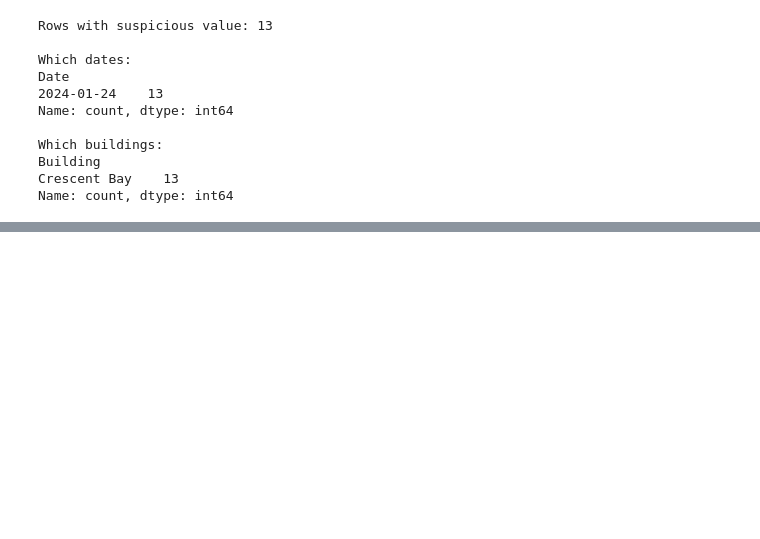
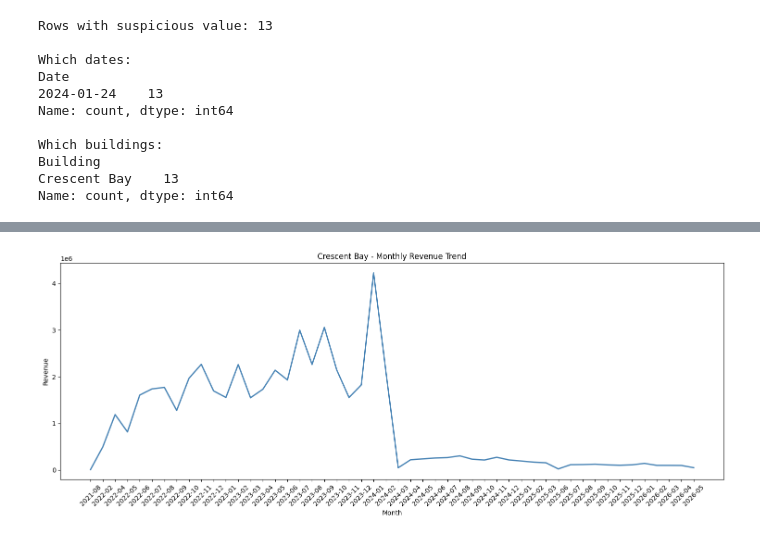
Before and after one commit to AstralDataScience/talegaon-farms-sales-analysis, a Jupyter notebook: Untitled.ipynb, the cells around one changed output, grey strips where cells are left out. Drawn from its saved outputs; the diff is of its cells as text; code cells hidden in the pictures; blank space fills up the shorter version.

```diff
--- a/Untitled.ipynb
+++ b/Untitled.ipynb
@@ -205,0 +275,15 @@ Name: count, dtype: int64
+# %%
+# Crescent Bay monthly revenue over time
+cb = df[df['Building']=='Crescent Bay']
+cb_monthly = cb.groupby(cb['Date'].dt.to_period('M'))['Order_Total'].sum()
+
+plt.figure(figsize=(15,6))
+plt.plot(cb_monthly.index.astype(str),cb_monthly.values,color='Steelblue',linewidth=2)
+plt.title('Crescent Bay - Monthly Revenue Trend')
+plt.xlabel('Month')
+plt.ylabel('Revenue')
+plt.xticks(rotation=45)
+plt.tight_layout()
+plt.show()
+# %% [output]
+[figure, added]
```
Also changed, not shown: parts of 11 cells of this notebook.
